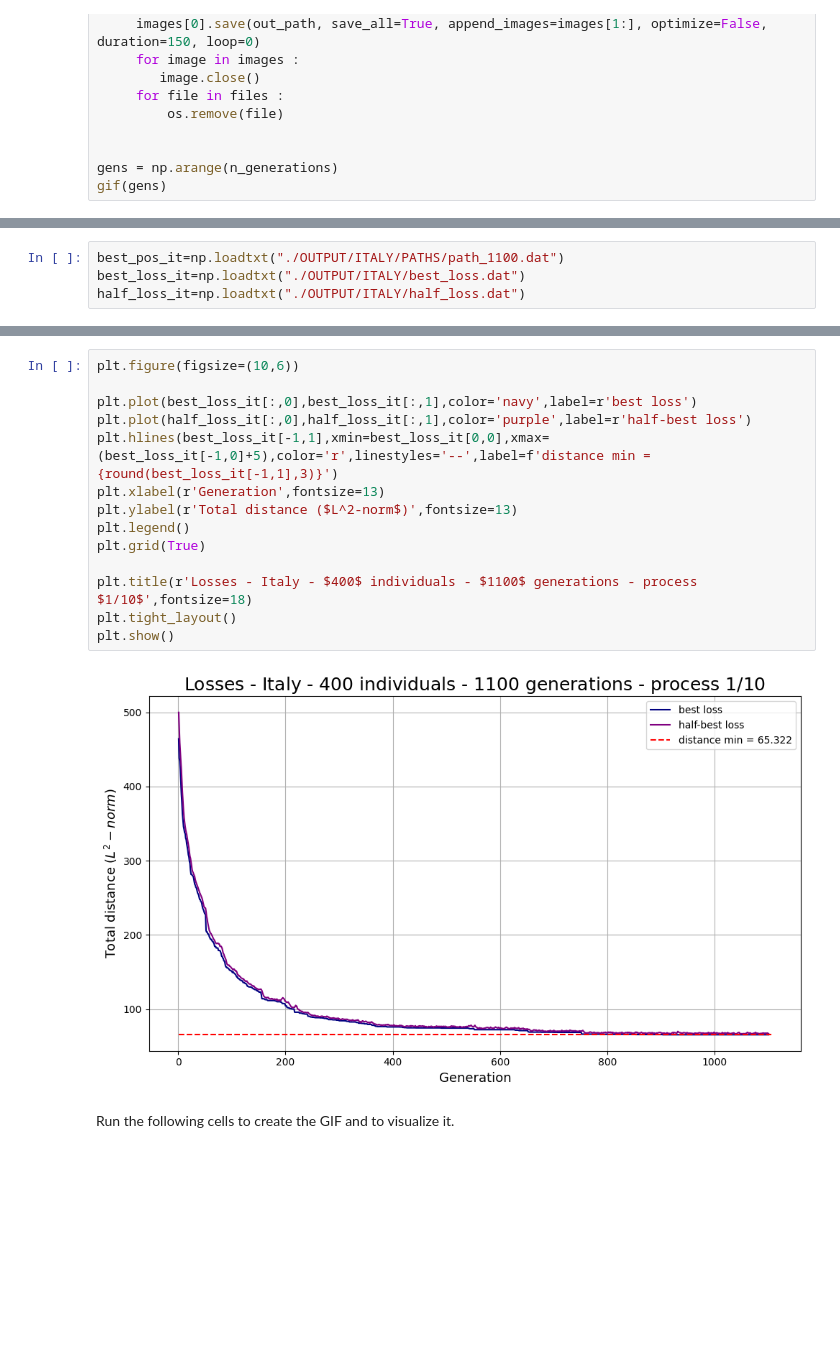
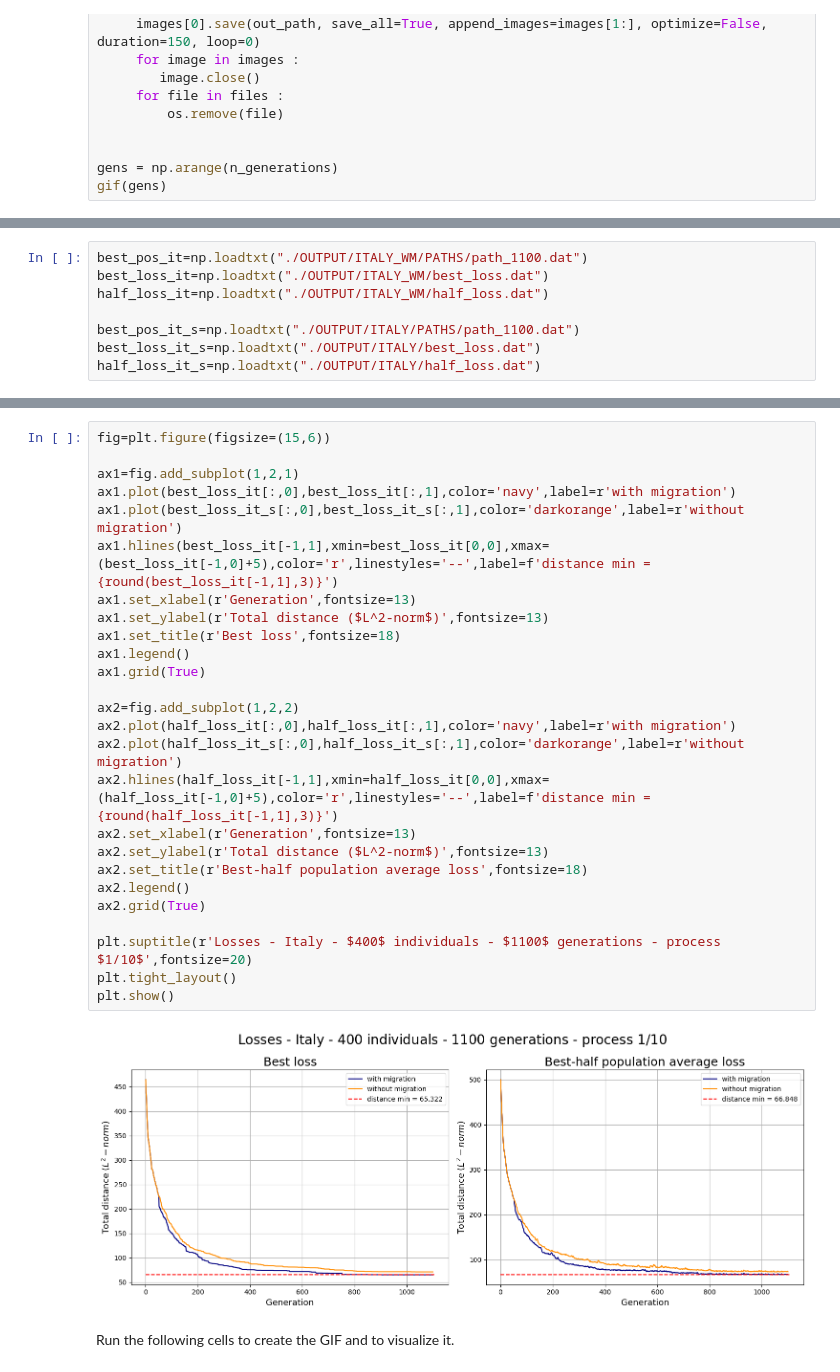
Before and after one commit to lazzerialberto/sim_numerica, a Jupyter notebook: lezione_10/LSN_Exercises_10.ipynb, the cells around one changed output, grey strips where cells are left out. Saved outputs shown, nothing was run; the diff lists cells and outputs as text; blank space fills up the shorter version.

```diff
--- a/lezione_10/LSN_Exercises_10.ipynb
+++ b/lezione_10/LSN_Exercises_10.ipynb
@@ -308,4 +310,8 @@ I found out that the results with migration are better than without it. The caus
 # %%
-best_pos_it=np.loadtxt("./OUTPUT/ITALY/PATHS/path_1100.dat")
-best_loss_it=np.loadtxt("./OUTPUT/ITALY/best_loss.dat")
-half_loss_it=np.loadtxt("./OUTPUT/ITALY/half_loss.dat")
+best_pos_it=np.loadtxt("./OUTPUT/ITALY_WM/PATHS/path_1100.dat")
+best_loss_it=np.loadtxt("./OUTPUT/ITALY_WM/best_loss.dat")
+half_loss_it=np.loadtxt("./OUTPUT/ITALY_WM/half_loss.dat")
+
+best_pos_it_s=np.loadtxt("./OUTPUT/ITALY/PATHS/path_1100.dat")
+best_loss_it_s=np.loadtxt("./OUTPUT/ITALY/best_loss.dat")
+half_loss_it_s=np.loadtxt("./OUTPUT/ITALY/half_loss.dat")
@@ -362,19 +418,31 @@ plt.show()
 # %%
-plt.figure(figsize=(10,6))
+fig=plt.figure(figsize=(15,6))
 
-plt.plot(best_loss_it[:,0],best_loss_it[:,1],color='navy',label=r'best loss')
-plt.plot(half_loss_it[:,0],half_loss_it[:,1],color='purple',label=r'half-best loss')
-plt.hlines(best_loss_it[-1,1],xmin=best_loss_it[0,0],xmax=(best_loss_it[-1,0]+5),color='r',linestyles='--',label=f'distance min = {round(best_loss_it[-1,1],3)}')
-plt.xlabel(r'Generation',fontsize=13)
-plt.ylabel(r'Total distance ($L^2-norm$)',fontsize=13)
-plt.legend()
-plt.grid(True)
+ax1=fig.add_subplot(1,2,1)
+ax1.plot(best_loss_it[:,0],best_loss_it[:,1],color='navy',label=r'with migration')
+ax1.plot(best_loss_it_s[:,0],best_loss_it_s[:,1],color='darkorange',label=r'without migration')
+ax1.hlines(best_loss_it[-1,1],xmin=best_loss_it[0,0],xmax=(best_loss_it[-1,0]+5),color='r',linestyles='--',label=f'distance min = {round(best_loss_it[-1,1],3)}')
+ax1.set_xlabel(r'Generation',fontsize=13)
+ax1.set_ylabel(r'Total distance ($L^2-norm$)',fontsize=13)
+ax1.set_title(r'Best loss',fontsize=18)
+ax1.legend()
+ax1.grid(True)
 
-plt.title(r'Losses - Italy - $400$ individuals - $1100$ generations - process $1/10$',fontsize=18)
+ax2=fig.add_subplot(1,2,2)
+ax2.plot(half_loss_it[:,0],half_loss_it[:,1],color='navy',label=r'with migration')
+ax2.plot(half_loss_it_s[:,0],half_loss_it_s[:,1],color='darkorange',label=r'without migration')
+ax2.hlines(half_loss_it[-1,1],xmin=half_loss_it[0,0],xmax=(half_loss_it[-1,0]+5),color='r',linestyles='--',label=f'distance min = {round(half_loss_it[-1,1],3)}')
+ax2.set_xlabel(r'Generation',fontsize=13)
+ax2.set_ylabel(r'Total distance ($L^2-norm$)',fontsize=13)
+ax2.set_title(r'Best-half population average loss',fontsize=18)
+ax2.legend()
+ax2.grid(True)
+
+plt.suptitle(r'Losses - Italy - $400$ individuals - $1100$ generations - process $1/10$',fontsize=20)
 plt.tight_layout()
 plt.show()
 # %% [output]
-[figure, old version]
+[figure, new version]
 # %% [markdown]
 Run the following cells to create the GIF and to visualize it.
 # %%
```
Also changed, not shown: parts of 3 cells of this notebook.
